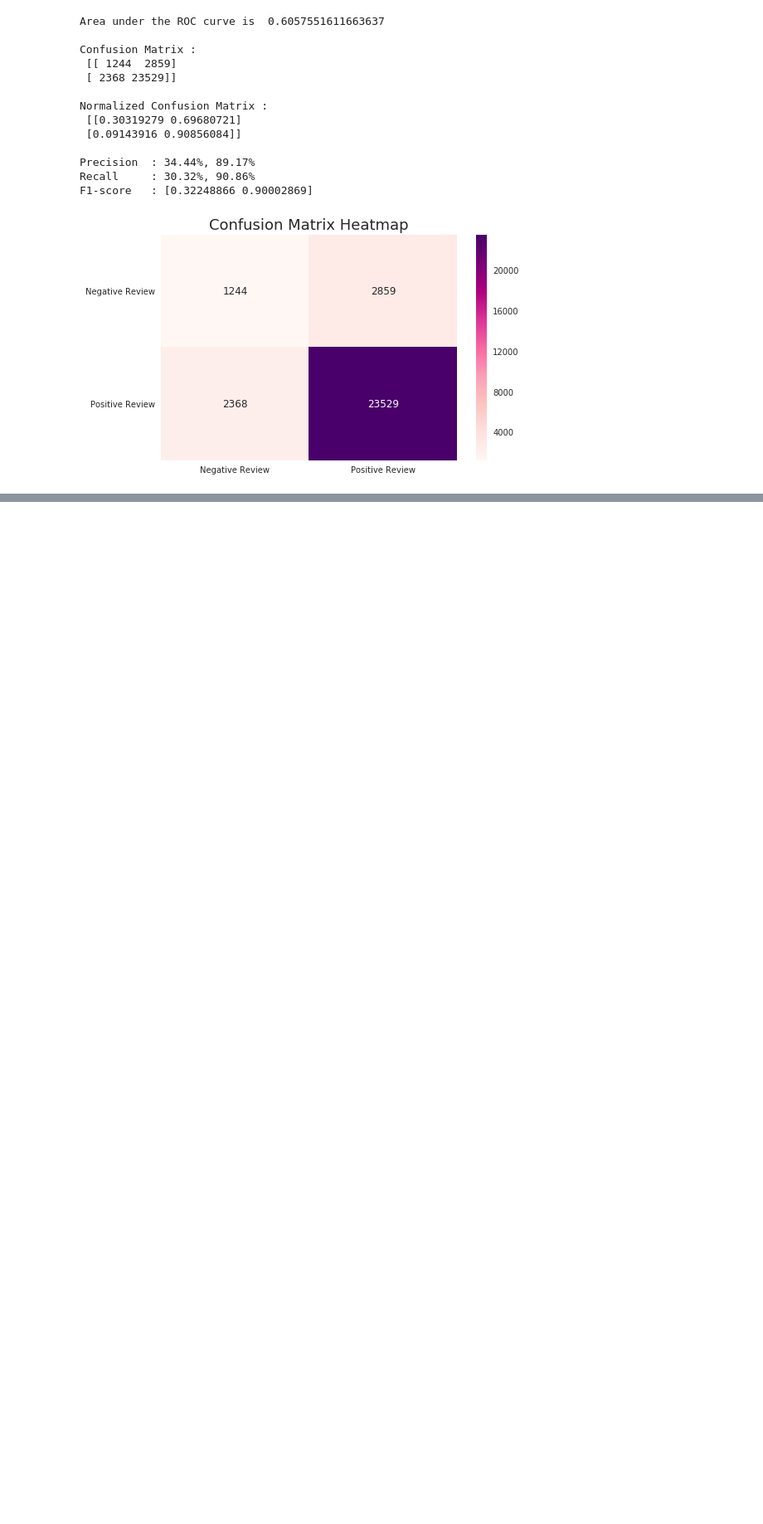
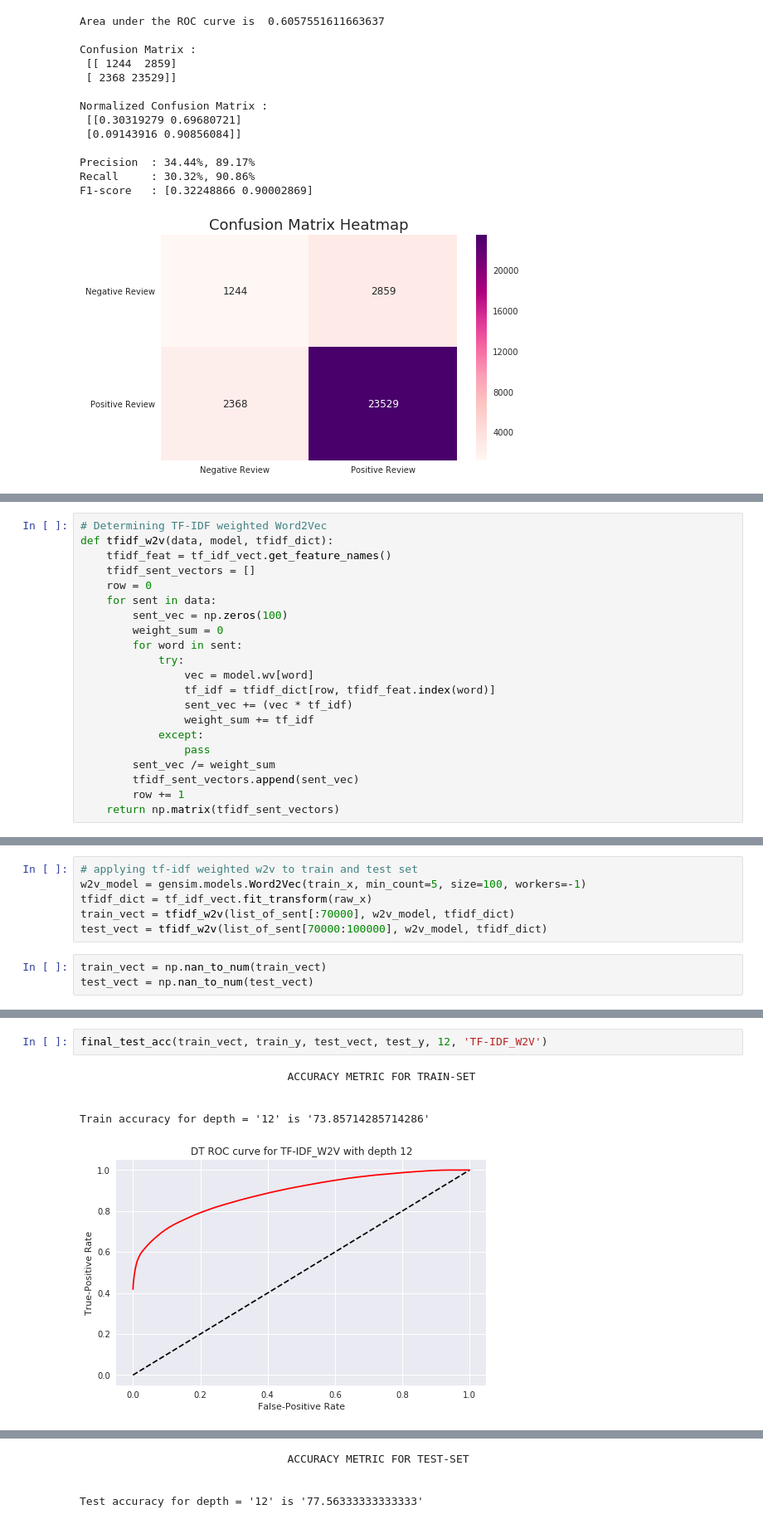
Before and after one commit to sradheya99/ML-Algorithms, a Jupyter notebook: 7.Decision Tree/DecisionTree_AZ.ipynb, the cells around one changed output, grey strips where cells are left out. Shown at 83% size. Drawn from its saved outputs; the diff is of its cells as text; blank space fills up the shorter version.

```diff
--- a/7.Decision Tree/DecisionTree_AZ.ipynb
+++ b/7.Decision Tree/DecisionTree_AZ.ipynb
@@ -628,0 +701,21 @@ F1-score   : [0.32248866 0.90002869]
+# %%
+# Determining TF-IDF weighted Word2Vec
+def tfidf_w2v(data, model, tfidf_dict):
+    tfidf_feat = tf_idf_vect.get_feature_names()
+    tfidf_sent_vectors = []
+    row = 0
+    for sent in data:
+        sent_vec = np.zeros(100)
+        weight_sum = 0
+        for word in sent:
+            try:
+                vec = model.wv[word]
+                tf_idf = tfidf_dict[row, tfidf_feat.index(word)]
+                sent_vec += (vec * tf_idf)
+                weight_sum += tf_idf
+            except:
+                pass
+        sent_vec /= weight_sum
+        tfidf_sent_vectors.append(sent_vec)
+        row += 1
+    return np.matrix(tfidf_sent_vectors)
@@ -628,0 +742,9 @@ F1-score   : [0.32248866 0.90002869]
+# %%
+# applying tf-idf weighted w2v to train and test set
+w2v_model = gensim.models.Word2Vec(train_x, min_count=5, size=100, workers=-1)
+tfidf_dict = tf_idf_vect.fit_transform(raw_x)
+train_vect = tfidf_w2v(list_of_sent[:70000], w2v_model, tfidf_dict)
+test_vect = tfidf_w2v(list_of_sent[70000:100000], w2v_model, tfidf_dict)
+# %%
+train_vect = np.nan_to_num(train_vect)
+test_vect = np.nan_to_num(test_vect)
@@ -628,0 +766,8 @@ F1-score   : [0.32248866 0.90002869]
+# %%
+final_test_acc(train_vect, train_y, test_vect, test_y, 12, 'TF-IDF_W2V')
+# %% [output]
+                                ACCURACY METRIC FOR TRAIN-SET
+
+
+Train accuracy for depth = '12' is '73.85714285714286'
+[figure, added]
@@ -628,0 +788,4 @@ F1-score   : [0.32248866 0.90002869]
+                                ACCURACY METRIC FOR TEST-SET
+
+
+Test accuracy for depth = '12' is '77.56333333333333'
```
Also changed, not shown: parts of 43 cells of this notebook.
